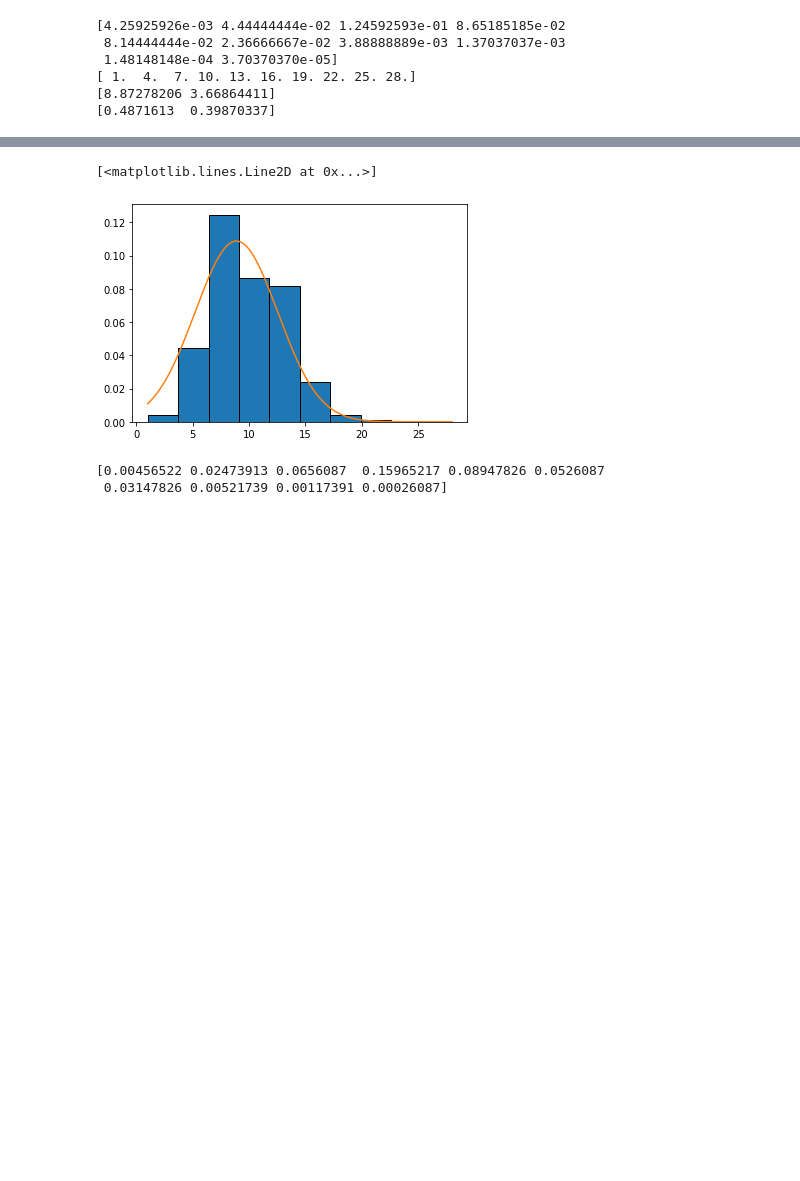
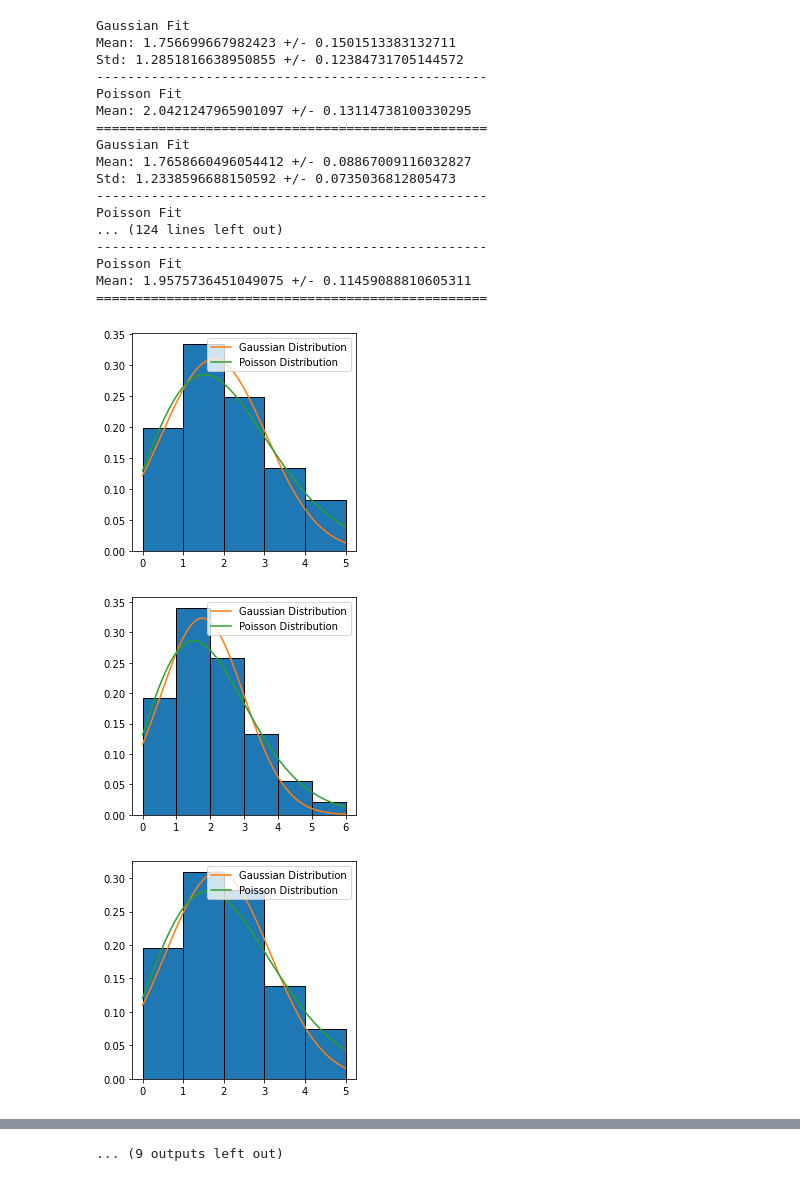
Before and after one commit to 3FI/PHYS-258, a Jupyter notebook: Lab6/Lab6_Notebook.ipynb, the cells around one changed output, grey strips where cells are left out. Saved outputs shown, nothing was run; the diff lists cells and outputs as text; code cells hidden in the pictures; blank space fills up the shorter version.

```diff
--- a/Lab6/Lab6_Notebook.ipynb
+++ b/Lab6/Lab6_Notebook.ipynb
@@ -23,25 +123,49 @@ from scipy.stats import poisson
 # %%
-MU=10
-x = poisson.rvs(mu=MU, size=10000)
-n,bins,patches = plt.hist(x, density=True, edgecolor='black') #Define bin using arange on min max
-print(n)
+E3 = []
+for i in range(1,41,2):
+    E3.append(np.genfromtxt("E3.csv", delimiter=",", usecols=(i), skip_header=1))
+for x in E3:
+    plt.figure(figsize=(4, 4))
+    n,bins,patches = plt.hist(x, density=True, edgecolor='black', bins = np.arange(min(x),max(x),1)) #Define bin using arange on min max
 
-x = np.linspace(min(bins),max(bins),len(n))
-print(x)
+    x = np.linspace(min(bins)+0.5,max(bins)-0.5,len(n))
 
-def Gaussian(x, mean, std):
-    return (1/(std*(2*np.pi)**0.5))*np.exp(-(x-mean)**2/(2* std**2))
-
-popt,pcov = optimize.curve_fit(Gaussian,xdata=x, ydata=n,p0=[MU,1])
-print(popt)
-perr = np.sqrt(np.diag(pcov))
-print(perr)
-x = np.linspace(min(bins),max(bins),2000)
-plt.plot(x,Gaussian(x,popt[0],popt[1]),label='Gaussian Distribution')
+    popt,pcov = optimize.curve_fit(Gaussian,xdata=x, ydata=n, p0=[2,5])
+    perr = np.sqrt(np.diag(pcov))
+    print("Gaussian Fit")
+    print('Mean: '+str(popt[0])+' +/- '+str(perr[0]))
+    print('Std: '+str(popt[1])+' +/- '+str(perr[1]))
+    print('-'*50)
+    gpopt=popt
+    popt,pcov = optimize.curve_fit(Poisson,xdata=x, ydata=n,p0=[2])
+    perr = np.sqrt(np.diag(pcov))
+    print("Poisson Fit")
+    print('Mean: '+str(popt[0])+' +/- '+str(perr[0]))
+    print('='*50)
+    ppopt=popt
+    x = np.linspace(min(bins),max(bins),2000)
+    plt.plot(x,Gaussian(x,gpopt[0],gpopt[1]),label='Gaussian Distribution')
+    plt.plot(x,Poisson(x,ppopt[0]),label='Poisson Distribution')
+    plt.legend(loc='upper right')
+    plt.show
 # %% [output]
-[4.25925926e-03 4.44444444e-02 1.24592593e-01 8.65185185e-02
- 8.14444444e-02 2.36666667e-02 3.88888889e-03 1.37037037e-03
- 1.48148148e-04 3.70370370e-05]
-[ 1.  4.  7. 10. 13. 16. 19. 22. 25. 28.]
-[8.87278206 3.66864411]
-[0.4871613  0.39870337]
+Gaussian Fit
+Mean: 1.756699667982423 +/- 0.1501513383132711
+Std: 1.2851816638950855 +/- 0.12384731705144572
+--------------------------------------------------
+Poisson Fit
+Mean: 2.0421247965901097 +/- 0.13114738100330295
+==================================================
+Gaussian Fit
+Mean: 1.7658660496054412 +/- 0.08867009116032827
+Std: 1.2338596688150592 +/- 0.0735036812805473
+--------------------------------------------------
+Poisson Fit
+... (124 lines left out)
+--------------------------------------------------
+Poisson Fit
+Mean: 1.9575736451049075 +/- 0.11459088810605311
+==================================================
+[figure, new version]
+[figure, added]
+[figure, added]
@@ -48,7 +180 @@ plt.plot(x,Gaussian(x,popt[0],popt[1]),label='Gaussian Distribution')
-[<matplotlib.lines.Line2D at 0x...>]
+... (9 outputs left out)
-[figure, old version]
-# %%
-print(n)
-# %% [output]
-[0.00456522 0.02473913 0.0656087  0.15965217 0.08947826 0.0526087
- 0.03147826 0.00521739 0.00117391 0.00026087]
```
Also changed, not shown: parts of 6 cells of this notebook, 5 other files.
